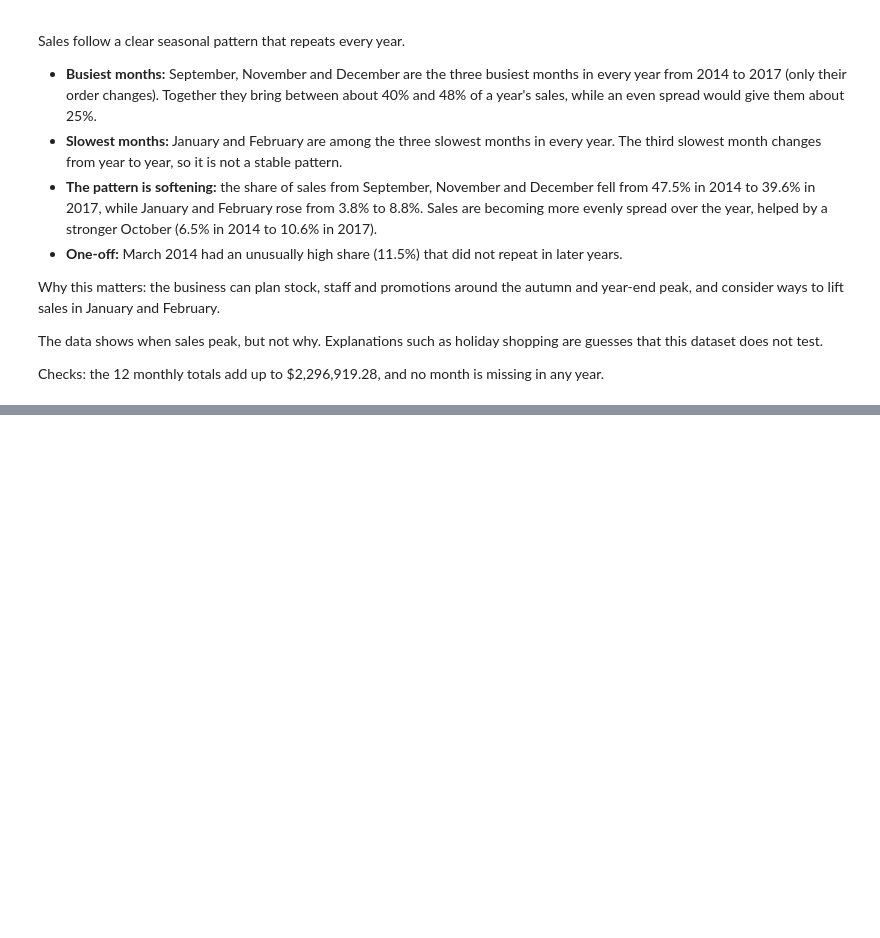
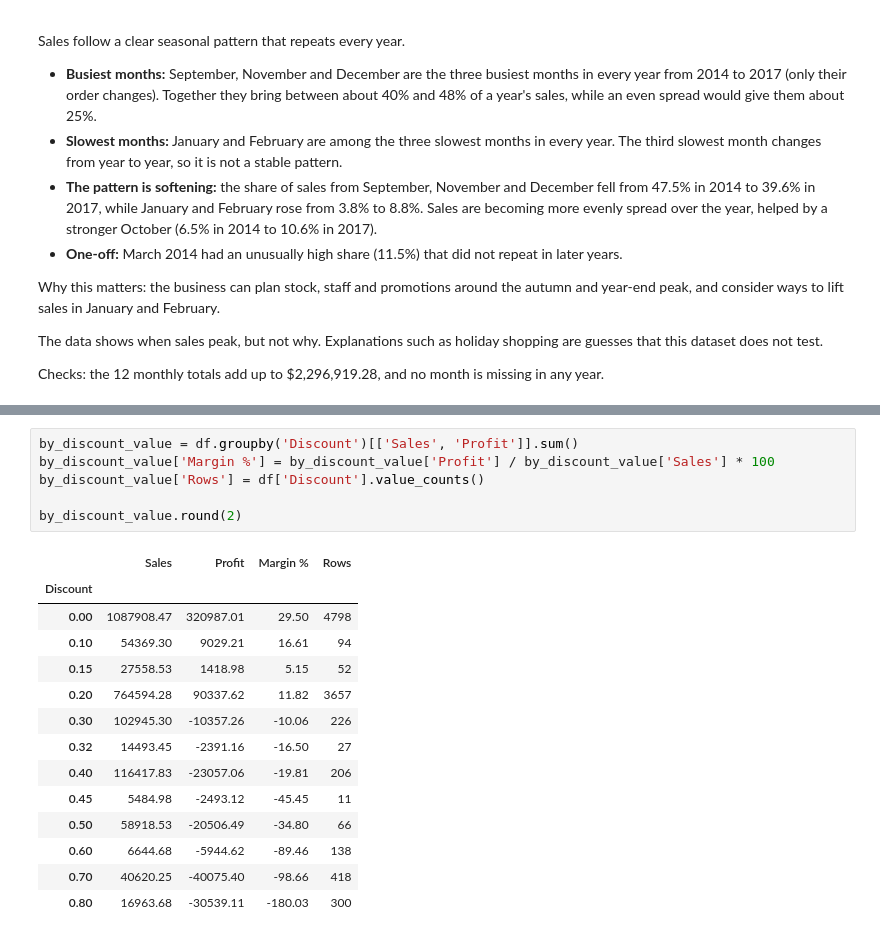
Before and after one commit to ziadKhaled133/superstore-sales-analysis, a Jupyter notebook: Notebooks/03_analysis.ipynb, the cells around one changed output, grey strips where cells are left out. Cells and saved outputs as stored; diff of their text form; blank space fills up the shorter version.

Commit message:
Add Q4 to Q6: categories, loss-making sub-categories, discount analysis

```diff
--- a/Notebooks/03_analysis.ipynb
+++ b/Notebooks/03_analysis.ipynb
@@ -275,0 +364,21 @@ Checks: the 12 monthly totals add up to $2,296,919.28, and no month is missing i
+# %%
+by_discount_value = df.groupby('Discount')[['Sales', 'Profit']].sum()
+by_discount_value['Margin %'] = by_discount_value['Profit'] / by_discount_value['Sales'] * 100
+by_discount_value['Rows'] = df['Discount'].value_counts()
+
+by_discount_value.round(2)
+# %% [output]
+|  | Sales | Profit | Margin % | Rows |
+| Discount |  |  |  |  |
+| 0.00 | 1087908.47 | 320987.01 | 29.50 | 4798 |
+| 0.10 | 54369.30 | 9029.21 | 16.61 | 94 |
+| 0.15 | 27558.53 | 1418.98 | 5.15 | 52 |
+| 0.20 | 764594.28 | 90337.62 | 11.82 | 3657 |
+| 0.30 | 102945.30 | -10357.26 | -10.06 | 226 |
+| 0.32 | 14493.45 | -2391.16 | -16.50 | 27 |
+| 0.40 | 116417.83 | -23057.06 | -19.81 | 206 |
+| 0.45 | 5484.98 | -2493.12 | -45.45 | 11 |
+| 0.50 | 58918.53 | -20506.49 | -34.80 | 66 |
+| 0.60 | 6644.68 | -5944.62 | -89.46 | 138 |
+| 0.70 | 40620.25 | -40075.40 | -98.66 | 418 |
+| 0.80 | 16963.68 | -30539.11 | -180.03 | 300 |
```
Also changed, not shown: parts of 5 cells of this notebook.
